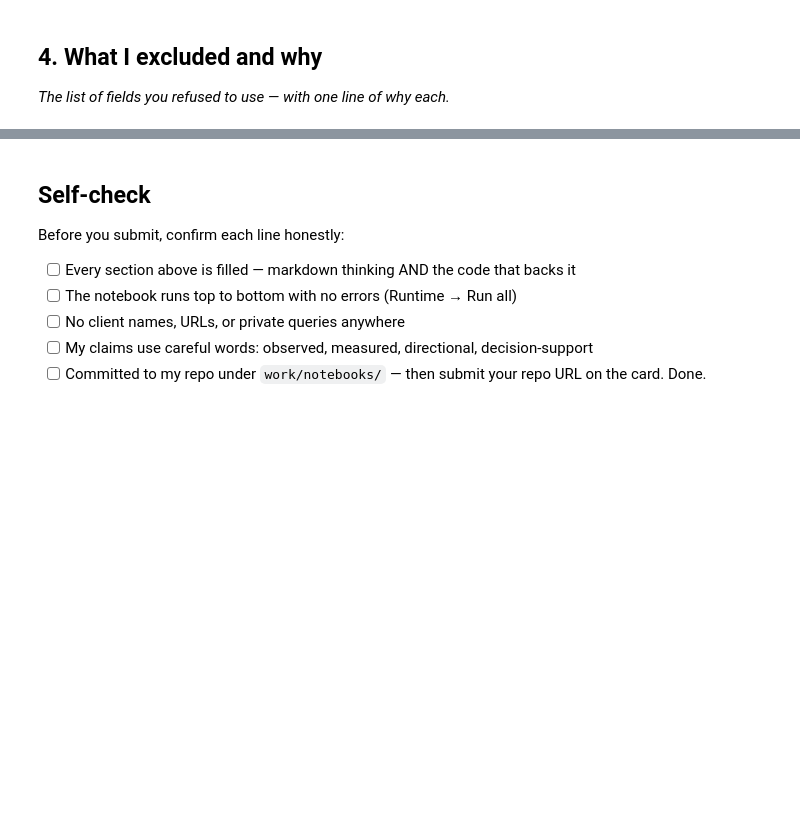
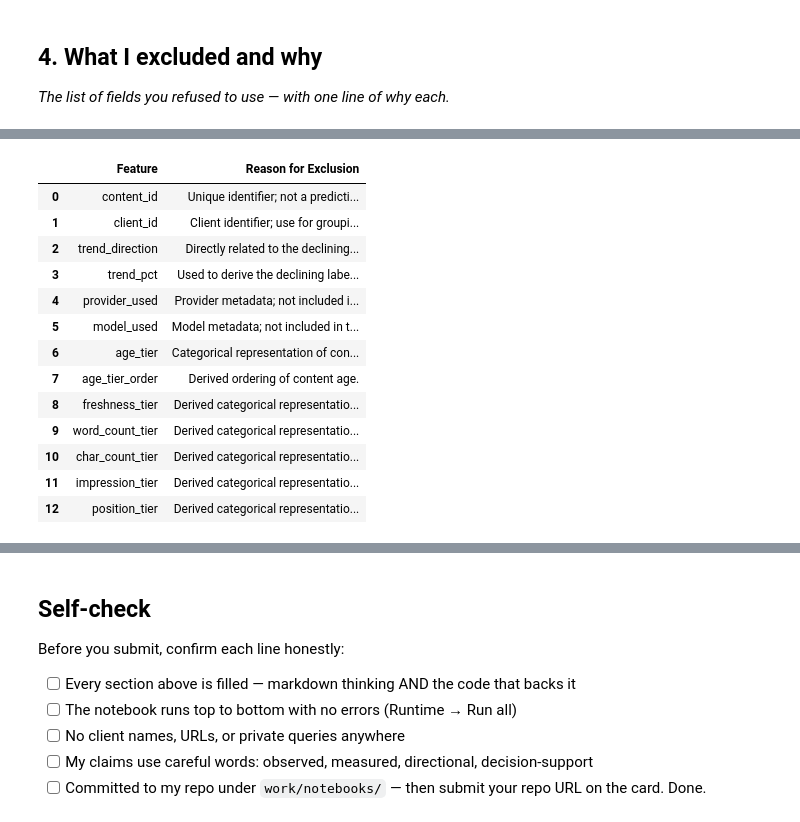
Before and after one commit to suyashverma0/flyrank-ml-workspace2, a Jupyter notebook: work/notebooks/w03_feature_leakage_check.ipynb, the cells around one changed output, grey strips where cells are left out. Saved outputs shown, nothing was run; the diff lists cells and outputs as text; code cells hidden in the pictures; blank space fills up the shorter version.

```diff
--- a/work/notebooks/w03_feature_leakage_check.ipynb
+++ b/work/notebooks/w03_feature_leakage_check.ipynb
@@ -27,3 +318,23 @@ This skeleton is yours to fill. Work the sections **in order** — each one has
 # %%
 # This cell is for CODE (numbers, a query, a check).
 # Write your text answer in the cell ABOVE this one — typing sentences here breaks Run All.
+suspicious_columns = [
+    "trend_direction",
+    "trend_pct",
+    "is_declining_label",
+    "content_id",
+    "client_id"
+]
+
+found_suspicious = [
+    col for col in suspicious_columns
+    if col in df.columns
+]
+
+print("Suspicious columns found:")
+print(found_suspicious)
+
+print("\nCurrent feature vector check:")
+
+for col in found_suspicious:
+    print(f"{col}: {'PRESENT' if col in X.columns else 'NOT PRESENT'}")
@@ -36,0 +420,42 @@ This skeleton is yours to fill. Work the sections **in order** — each one has
+# %%
+# This cell is for CODE (numbers, a query, a check).
+# Write your text answer in the cell ABOVE this one — typing sentences here breaks Run All.
+excluded_features = {
+    "content_id": "Unique identifier; not a predictive feature.",
+    "client_id": "Client identifier; use for grouping and data splitting.",
+    "trend_direction": "Directly related to the declining label.",
+    "trend_pct": "Used to derive the declining label; target leakage risk.",
+    "is_declining_label": "Target variable; must not be included in X.",
+    "provider_used": "Provider metadata; not included in the current feature set.",
+    "model_used": "Model metadata; not included in the current feature set.",
+    "age_tier": "Categorical representation of content age.",
+    "age_tier_order": "Derived ordering of content age.",
+    "freshness_tier": "Derived categorical representation of freshness.",
+    "word_count_tier": "Derived categorical representation of word count.",
+    "char_count_tier": "Derived categorical representation of character count.",
+    "impression_tier": "Derived categorical representation of impressions.",
+    "position_tier": "Derived categorical representation of position."
+}
+
+excluded_df = pd.DataFrame([
+    {"Feature": col, "Reason for Exclusion": reason}
+    for col, reason in excluded_features.items()
+    if col in df.columns
+])
+
+display(excluded_df)
+# %% [output]
+|  | Feature | Reason for Exclusion |
+| 0 | content_id | Unique identifier; not a predicti... |
+| 1 | client_id | Client identifier; use for groupi... |
+| 2 | trend_direction | Directly related to the declining... |
+| 3 | trend_pct | Used to derive the declining labe... |
+| 4 | provider_used | Provider metadata; not included i... |
+| 5 | model_used | Model metadata; not included in t... |
+| 6 | age_tier | Categorical representation of con... |
+| 7 | age_tier_order | Derived ordering of content age. |
+| 8 | freshness_tier | Derived categorical representatio... |
+| 9 | word_count_tier | Derived categorical representatio... |
+| 10 | char_count_tier | Derived categorical representatio... |
+| 11 | impression_tier | Derived categorical representatio... |
+| 12 | position_tier | Derived categorical representatio... |
```
Also changed, not shown: parts of 15 cells of this notebook.
